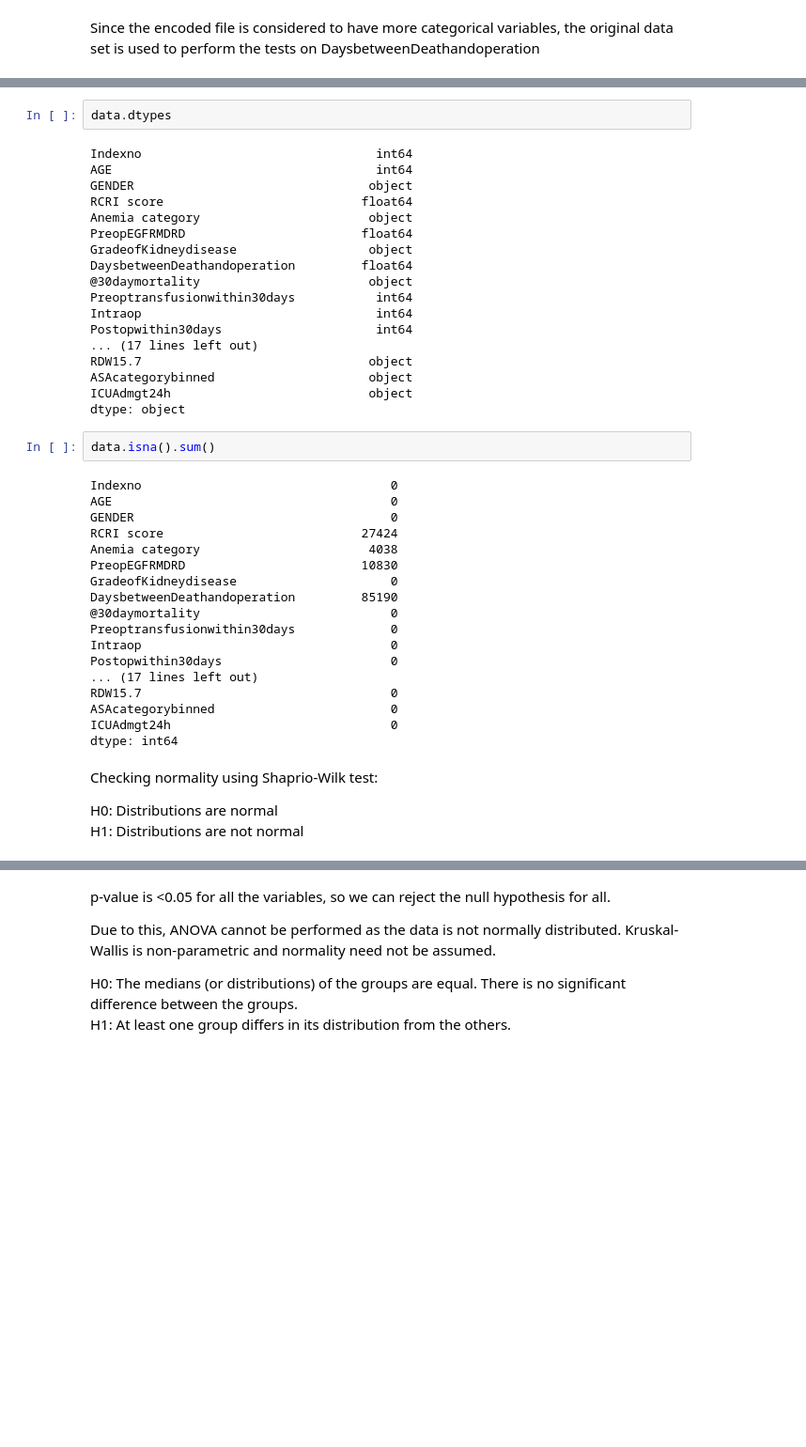
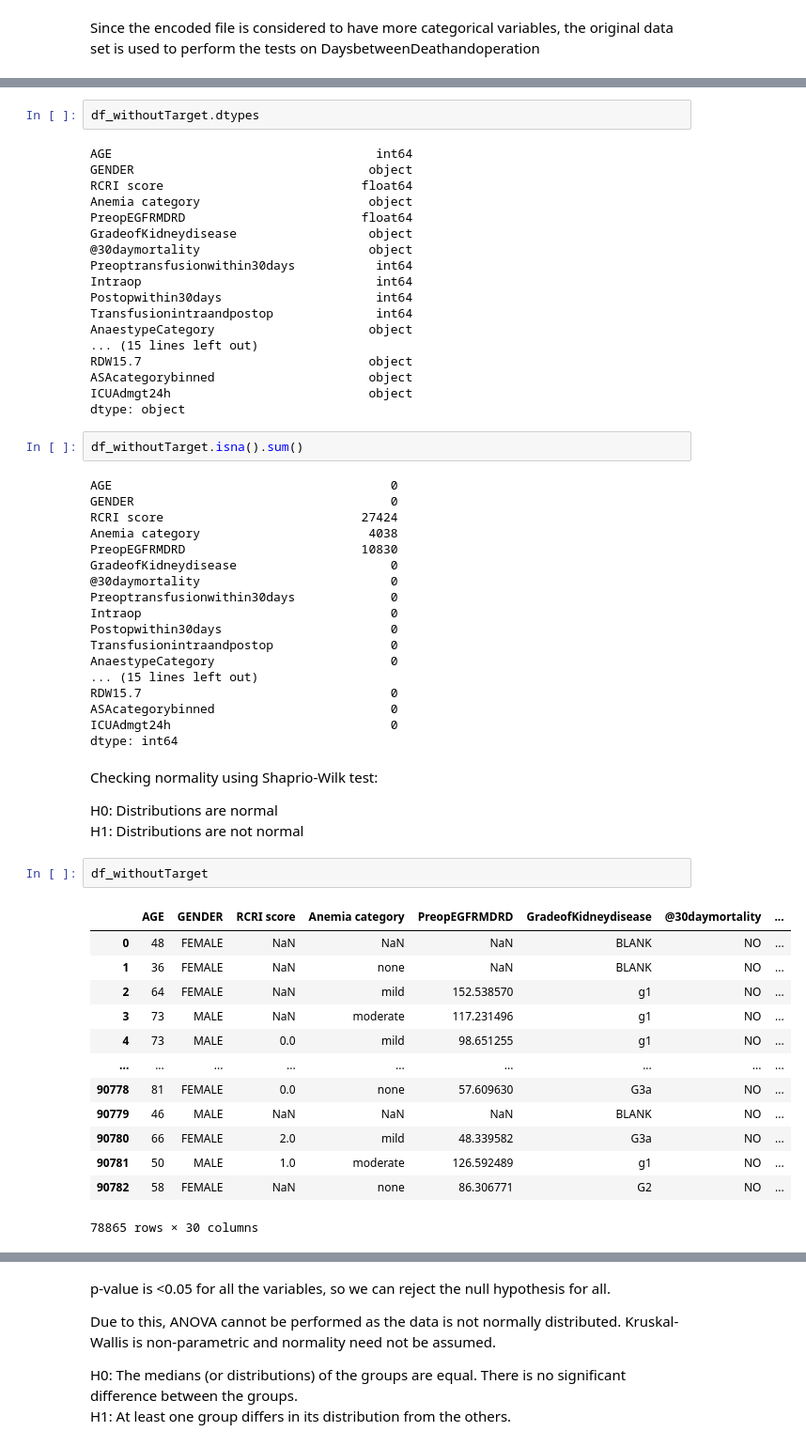
Before and after one commit to Mingtaros/CARES_Analytics, a Jupyter notebook: notebooks/daysbetweendeathandsurgery.ipynb, the cells around one changed output, grey strips where cells are left out. Shown: that part at 94% size. Saved outputs shown, nothing was run; the diff lists cells and outputs as text; blank space fills up the shorter version.

```diff
--- a/notebooks/daysbetweendeathandsurgery.ipynb
+++ b/notebooks/daysbetweendeathandsurgery.ipynb
@@ -25,39 +97,39 @@ data.shape
 # %%
-data.dtypes
+df_withoutTarget.dtypes
 # %% [output]
-Indexno                                int64
 AGE                                    int64
 GENDER                                object
 RCRI score                           float64
 Anemia category                       object
 PreopEGFRMDRD                        float64
 GradeofKidneydisease                  object
-DaysbetweenDeathandoperation         float64
 @30daymortality                       object
 Preoptransfusionwithin30days           int64
 Intraop                                int64
 Postopwithin30days                     int64
-... (17 lines left out)
+Transfusionintraandpostop              int64
+AnaestypeCategory                     object
+... (15 lines left out)
 RDW15.7                               object
 ASAcategorybinned                     object
 ICUAdmgt24h                           object
 dtype: object
 # %%
-data.isna().sum()
+df_withoutTarget.isna().sum()
 # %% [output]
-Indexno                                  0
 AGE                                      0
 GENDER                                   0
 RCRI score                           27424
 Anemia category                       4038
 PreopEGFRMDRD                        10830
 GradeofKidneydisease                     0
-DaysbetweenDeathandoperation         85190
 @30daymortality                          0
 Preoptransfusionwithin30days             0
 Intraop                                  0
 Postopwithin30days                       0
-... (17 lines left out)
+Transfusionintraandpostop                0
+AnaestypeCategory                        0
+... (15 lines left out)
 RDW15.7                                  0
 ASAcategorybinned                        0
 ICUAdmgt24h                              0
@@ -67,3 +139,19 @@ Checking normality using Shaprio-Wilk test:
 
 H0: Distributions are normal <br>
 H1: Distributions are not normal
+# %%
+df_withoutTarget
+# %% [output]
+|  | AGE | GENDER | RCRI score | Anemia category | PreopEGFRMDRD | GradeofKidneydisease | @30daymortality | ... |
+| 0 | 48 | FEMALE | NaN | NaN | NaN | BLANK | NO | ... |
+| 1 | 36 | FEMALE | NaN | none | NaN | BLANK | NO | ... |
+| 2 | 64 | FEMALE | NaN | mild | 152.538570 | g1 | NO | ... |
+| 3 | 73 | MALE | NaN | moderate | 117.231496 | g1 | NO | ... |
+| 4 | 73 | MALE | 0.0 | mild | 98.651255 | g1 | NO | ... |
+| ... | ... | ... | ... | ... | ... | ... | ... | ... |
+| 90778 | 81 | FEMALE | 0.0 | none | 57.609630 | G3a | NO | ... |
+| 90779 | 46 | MALE | NaN | NaN | NaN | BLANK | NO | ... |
+| 90780 | 66 | FEMALE | 2.0 | mild | 48.339582 | G3a | NO | ... |
+| 90781 | 50 | MALE | 1.0 | moderate | 126.592489 | g1 | NO | ... |
+| 90782 | 58 | FEMALE | NaN | none | 86.306771 | G2 | NO | ... |
+78865 rows × 30 columns
```
Also changed, not shown: parts of 15 cells of this notebook, 2 other files.
